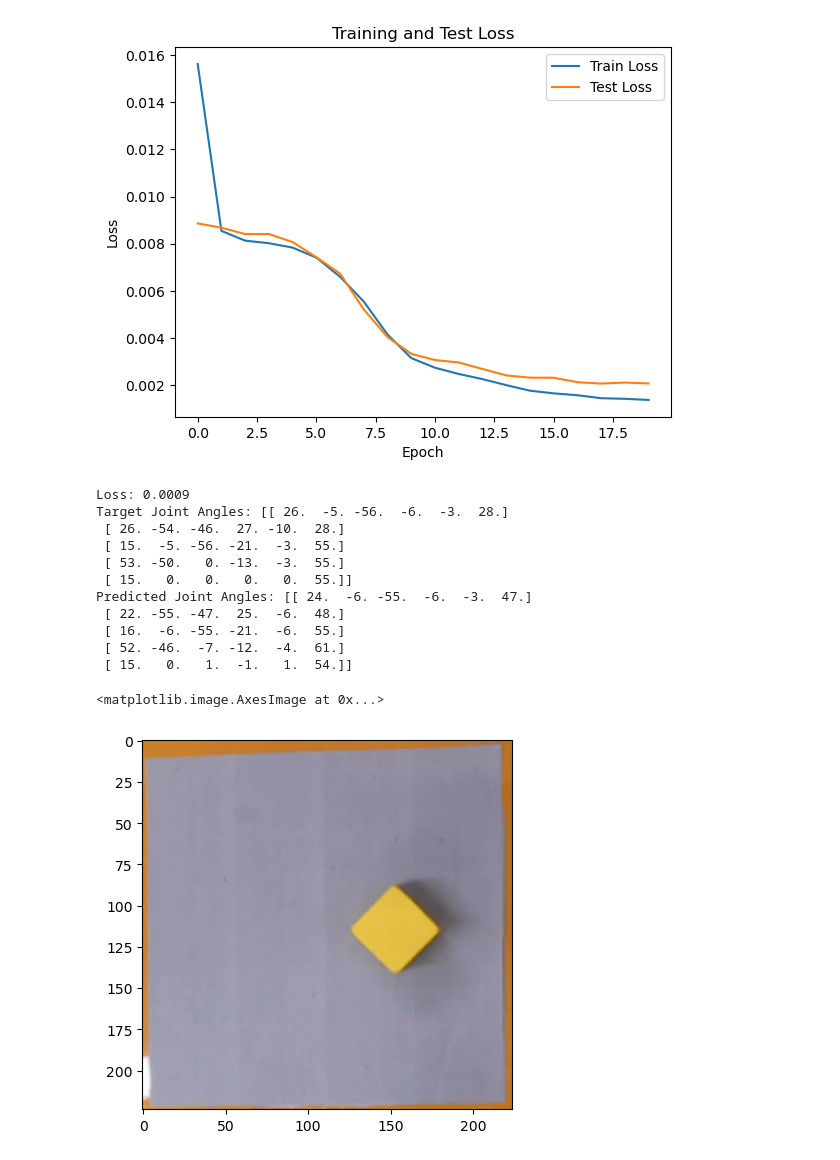
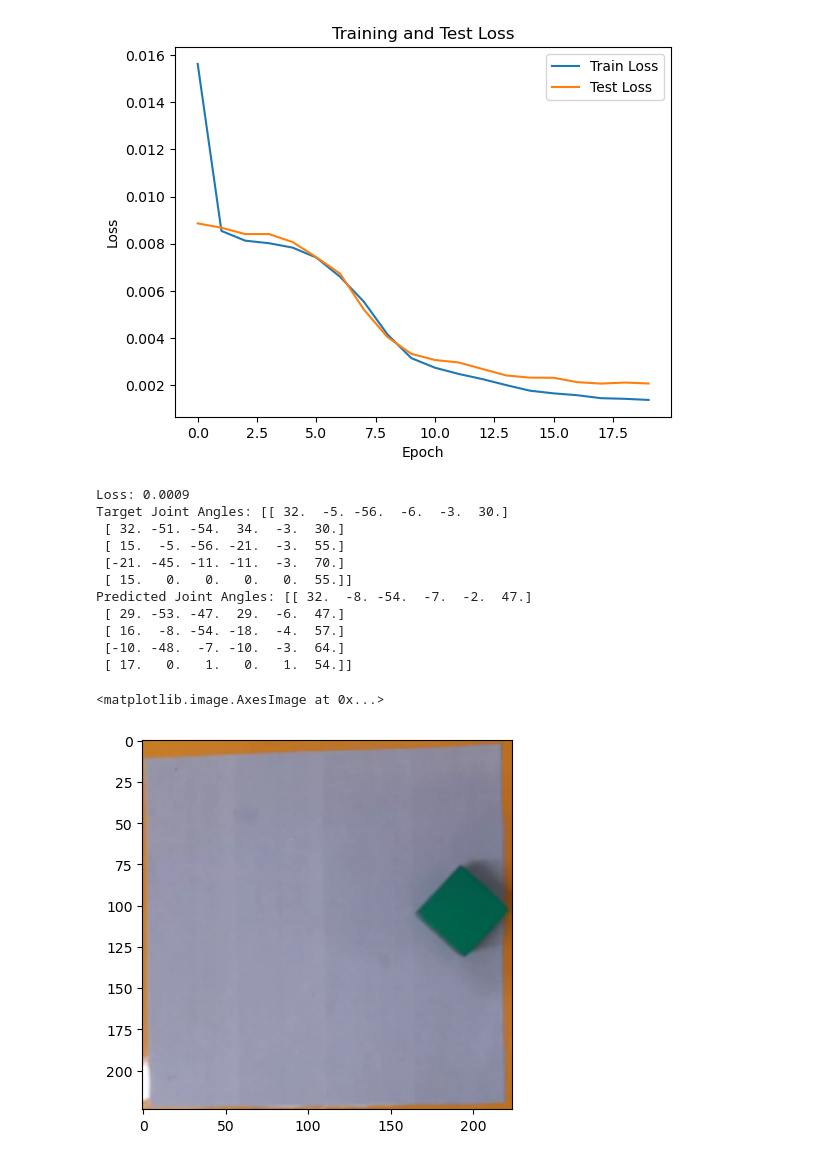
Before and after one commit to maixuanbach174/CobotVision, a Jupyter notebook: mycobot_classificationV1.ipynb, the cells around one changed output. Cells and saved outputs as stored; diff of their text form; code cells hidden in the pictures.

Commit message:
Training Deep Learning Model 2

```diff
--- a/mycobot_classificationV1.ipynb
+++ b/mycobot_classificationV1.ipynb
@@ -247,38 +247,38 @@ plt.show()
 # %%
 model.eval()
 with torch.no_grad():
-    image, target = train_dataset[399]
+    image, target = test_dataset[0]
     image = image.unsqueeze(0).to(device)
     target = target.unsqueeze(0).to(device)
     output = model(image)
     loss = criterion(output, target)
     print(f"Loss: {loss.item():.4f}")
 
     # Convert to numpy arrays
     target = target.cpu().numpy().flatten()
     output = output.cpu().numpy().flatten()
 
     # Convert to matrix (5x6)
 
     target = np.round(target.reshape(5, 6) * 180.0)  # Convert to degrees
     output = np.round(output.reshape(5, 6) * 180.0)  # Convert to degrees
 
     # Print the target and predicted joint angles
     print("Target Joint Angles:", target)
     print("Predicted Joint Angles:", output)
 
 plt.imshow(image.cpu().squeeze(0).permute(1, 2, 0))
 # %% [output]
 Loss: 0.0009
-Target Joint Angles: [[ 26.  -5. -56.  -6.  -3.  28.]
- [ 26. -54. -46.  27. -10.  28.]
+Target Joint Angles: [[ 32.  -5. -56.  -6.  -3.  30.]
+ [ 32. -51. -54.  34.  -3.  30.]
  [ 15.  -5. -56. -21.  -3.  55.]
- [ 53. -50.   0. -13.  -3.  55.]
+ [-21. -45. -11. -11.  -3.  70.]
  [ 15.   0.   0.   0.   0.  55.]]
-Predicted Joint Angles: [[ 24.  -6. -55.  -6.  -3.  47.]
- [ 22. -55. -47.  25.  -6.  48.]
- [ 16.  -6. -55. -21.  -6.  55.]
- [ 52. -46.  -7. -12.  -4.  61.]
- [ 15.   0.   1.  -1.   1.  54.]]
+Predicted Joint Angles: [[ 32.  -8. -54.  -7.  -2.  47.]
+ [ 29. -53. -47.  29.  -6.  47.]
+ [ 16.  -8. -54. -18.  -4.  57.]
+ [-10. -48.  -7. -10.  -3.  64.]
+ [ 17.   0.   1.   0.   1.  54.]]
 <matplotlib.image.AxesImage at 0x...>
-[figure, old version]
+[figure, new version]
```
Also changed, not shown: 1 other file.
